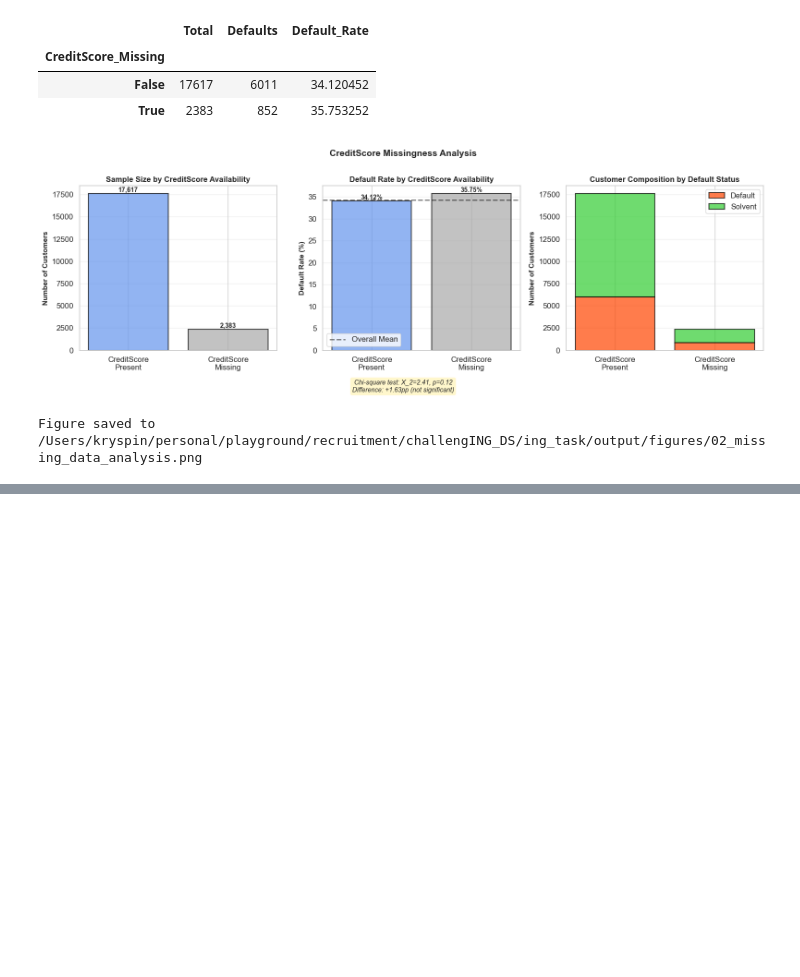
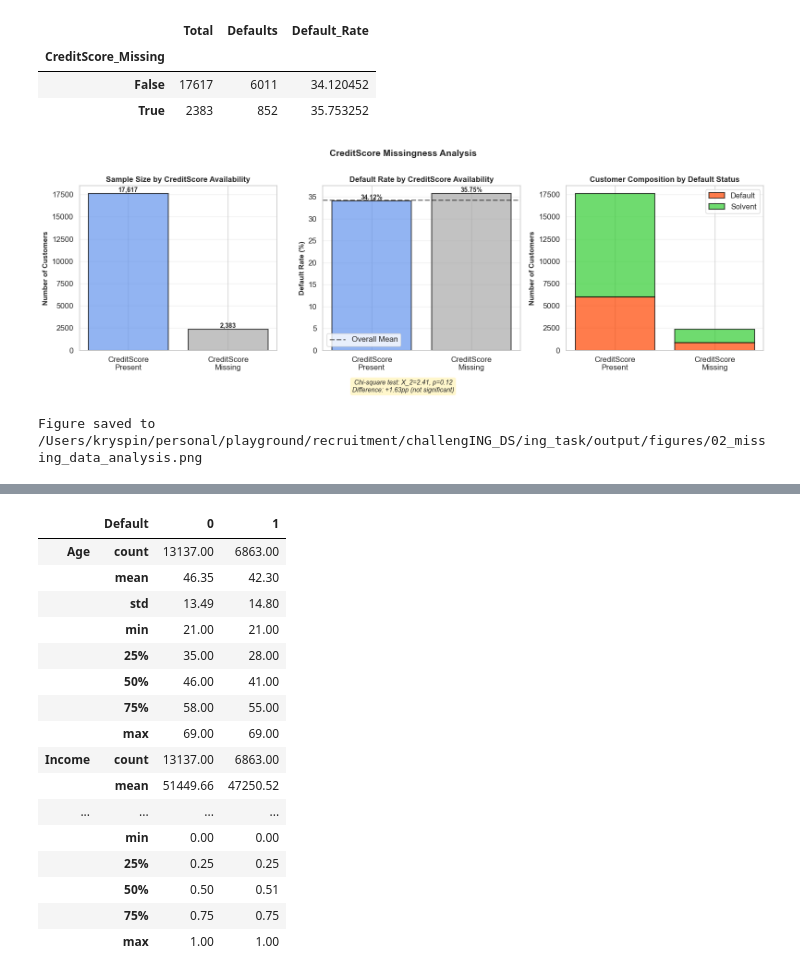
Before and after one commit to expigo/challenging_ds, a Jupyter notebook: notebooks/01_eda.ipynb, the cells around one changed output, grey strips where cells are left out. Cells and saved outputs as stored; diff of their text form; code cells hidden in the pictures; blank space fills up the shorter version.

Commit message:
add comparative analysis of features by Default target variable

```diff
--- a/notebooks/01_eda.ipynb
+++ b/notebooks/01_eda.ipynb
@@ -513,0 +733,61 @@ Figure saved to /Users/kryspin/personal/playground/recruitment/challengING_DS/in
+# %%
+print("=" * 80)
+print("NUMERICAL FEATURES BY DEFAULT STATUS")
+print("=" * 80)
+
+# calc summary statistics grouped by Default status
+default_comparison = train_df.groupby(TARGET_FEATURE)[NUMERICAL_FEATURES].agg([
+    ('count', 'count'),
+    ('mean', 'mean'),
+    ('std', 'std'),
+    ('min', 'min'),
+    ('25%', lambda x: x.quantile(0.25)),
+    ('50%', lambda x: x.quantile(0.50)),
+    ('75%', lambda x: x.quantile(0.75)),
+    ('max', 'max')
+]).round(2)
+
+print("\nSummary Statistics by Default Status:")
+print("(0 = Solvent, 1 = Default)")
+display(default_comparison.T)
+
+# clca the difference in means between binary outcomes
+print("\n" + "=" * 80)
+print("MEAN DIFFERENCES: Default vs Solvent")
+print("=" * 80)
+
+means_by_default = train_df.groupby(TARGET_FEATURE)[NUMERICAL_FEATURES].mean()
+mean_differences = means_by_default.loc[1] - means_by_default.loc[0]
+pct_differences = (mean_differences / means_by_default.loc[0] * 100).round(2)
+
+print("\nAbsolute and percentage differences in means:")
+print(f"{'Feature':<20} {'Solvent Mean':>15} {'Default Mean':>15} {'Difference':>15} {'% Diff':>10}")
+print("-" * 80)
+
+for feature in NUMERICAL_FEATURES:
+    solvent_mean = means_by_default.loc[0, feature]
+    default_mean = means_by_default.loc[1, feature]
+    diff = mean_differences[feature]
+    pct_diff = pct_differences[feature]
+
+    print(f"{feature:<20} {solvent_mean:>15.2f} {default_mean:>15.2f} {diff:>15.2f} {pct_diff:>9.2f}%")
+
+# identify features with largest separation
+print("\n" + "=" * 80)
+print("FEATURES RANKED BY SEPARATION")
+print("=" * 80)
+
+# Use absolute percentage difference as a measure of separation
+separation_ranking = pct_differences.abs().sort_values(ascending=False)
+
+print("\nFeatures ranked by percentage difference in means:")
+print(f"{'Rank':<6} {'Feature':<20} {'% Difference':>15} {'Direction':>12}")
+print("-" * 60)
+
+for i, (feature, pct_diff) in enumerate(separation_ranking.items(), 1):
+    abs_diff = mean_differences[feature]
+    direction = "Higher" if abs_diff > 0 else "Lower"
+    print(f"{i:<6} {feature:<20} {pct_diff:>14.2f}% {direction:>15}")
+
+print("\nDirection indicates whether defaulters have higher or lower values compared to solvent customers.")
+# %% [output]
@@ -513,0 +800,17 @@ Figure saved to /Users/kryspin/personal/playground/recruitment/challengING_DS/in
+|  | Default | 0 | 1 |
+| Age | count | 13137.00 | 6863.00 |
+|  | mean | 46.35 | 42.30 |
+|  | std | 13.49 | 14.80 |
+|  | min | 21.00 | 21.00 |
+|  | 25% | 35.00 | 28.00 |
+|  | 50% | 46.00 | 41.00 |
+|  | 75% | 58.00 | 55.00 |
+|  | max | 69.00 | 69.00 |
+| Income | count | 13137.00 | 6863.00 |
+|  | mean | 51449.66 | 47250.52 |
+| ... | ... | ... | ... |
+|  | min | 0.00 | 0.00 |
+|  | 25% | 0.25 | 0.25 |
+|  | 50% | 0.50 | 0.51 |
+|  | 75% | 0.75 | 0.75 |
+|  | max | 1.00 | 1.00 |
```
Also changed, not shown: parts of 5 cells of this notebook.
